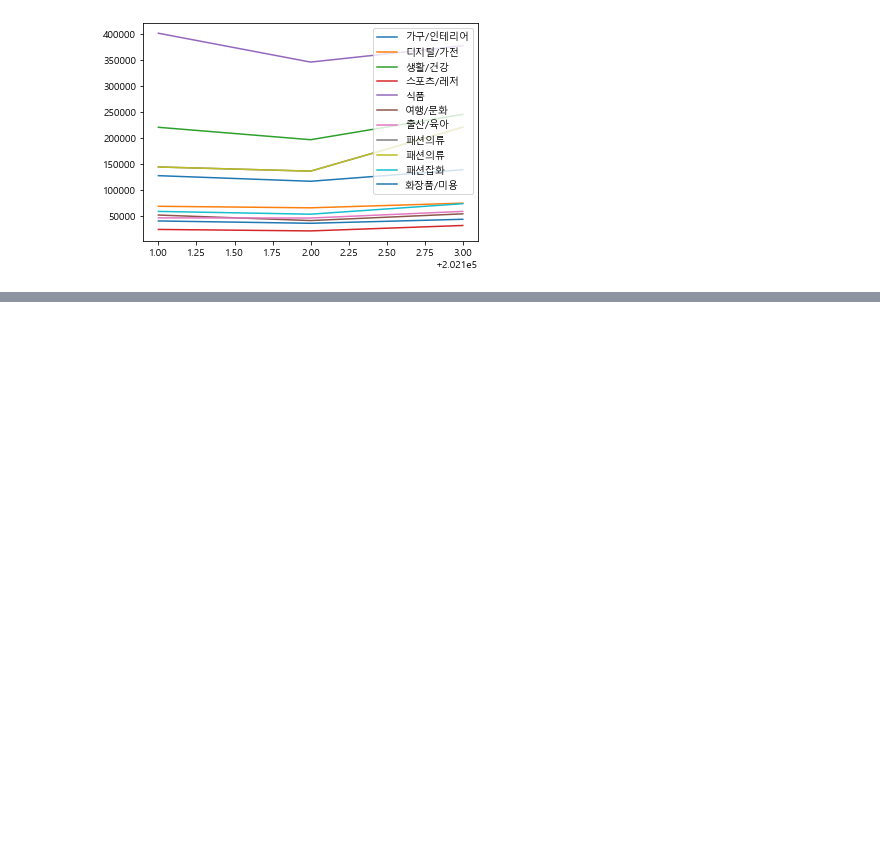
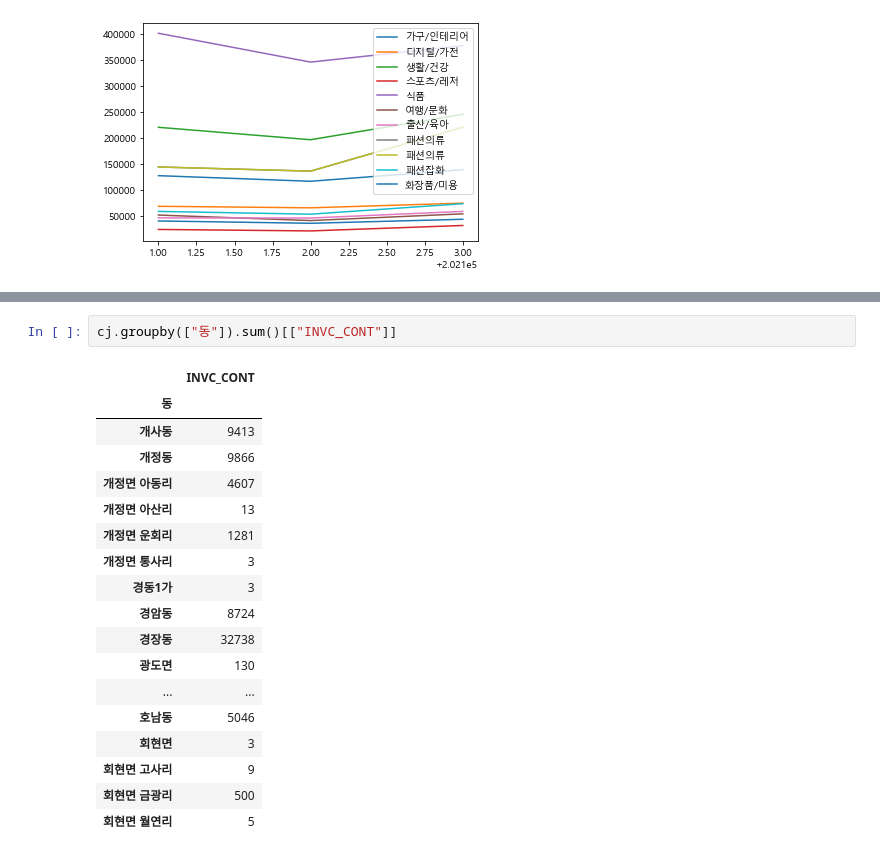
Before and after one commit to MinjuKim0217/-_-, a Jupyter notebook: 빅콘/cj_olive_analysis.ipynb, the cells around one changed output, grey strips where cells are left out. Drawn from its saved outputs; the diff is of its cells as text; blank space fills up the shorter version.

```diff
--- a/빅콘/cj_olive_analysis.ipynb
+++ b/빅콘/cj_olive_analysis.ipynb
@@ -362,0 +388,21 @@ plt.legend()
+# %%
+cj.groupby(["동"]).sum()[["INVC_CONT"]]
+# %% [output]
+|  | INVC_CONT |
+| 동 |  |
+| 개사동 | 9413 |
+| 개정동 | 9866 |
+| 개정면 아동리 | 4607 |
+| 개정면 아산리 | 13 |
+| 개정면 운회리 | 1281 |
+| 개정면 통사리 | 3 |
+| 경동1가 | 3 |
+| 경암동 | 8724 |
+| 경장동 | 32738 |
+| 광도면 | 130 |
+| ... | ... |
+| 호남동 | 5046 |
+| 회현면 | 3 |
+| 회현면 고사리 | 9 |
+| 회현면 금광리 | 500 |
+| 회현면 월연리 | 5 |
```
Also changed, not shown: parts of 4 cells of this notebook, 4 other files.
